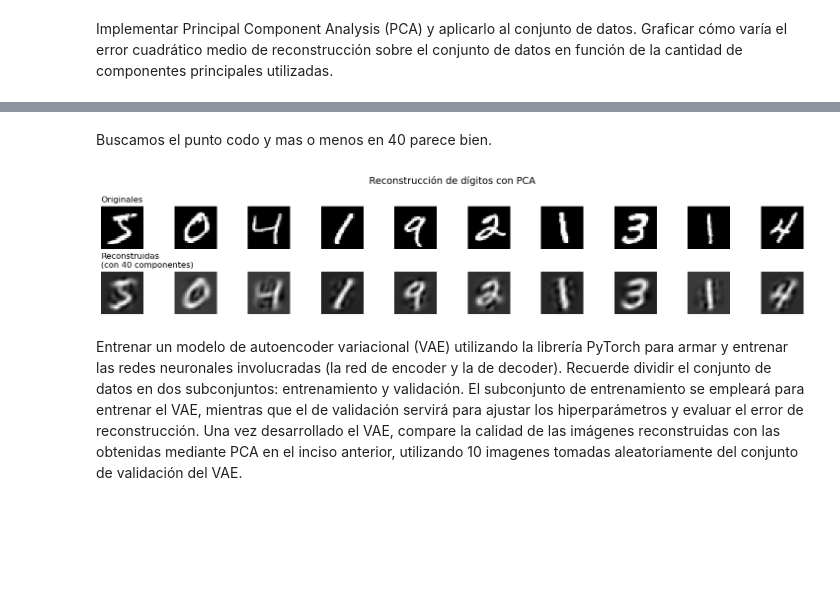
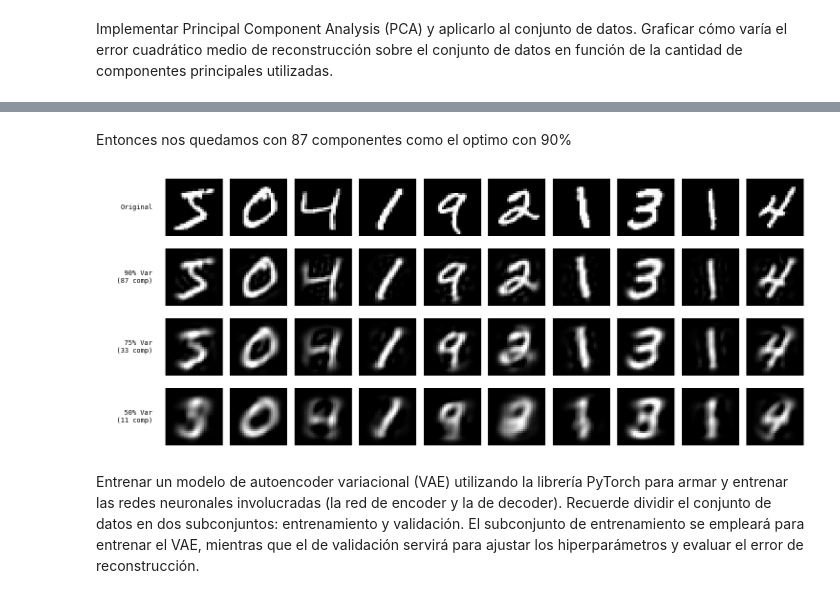
Before and after one commit to mattemusacchio/ML, a Jupyter notebook: Musacchio_Matteo_TP4/Musacchio_Matteo_Notebook_TP4.ipynb, the cells around one changed output, grey strips where cells are left out. Cells and saved outputs as stored; diff of their text form; code cells hidden in the pictures; blank space fills up the shorter version.

Commit message:
bien

```diff
--- a/Musacchio_Matteo_TP4/Musacchio_Matteo_Notebook_TP4.ipynb
+++ b/Musacchio_Matteo_TP4/Musacchio_Matteo_Notebook_TP4.ipynb
@@ -13,3 +13,13 @@ from src.algorithms import kmeans, gmm, dbscan, pca
 
 df = pd.read_csv('data/clustering.csv')
 X = df[['A', 'B']].values
+
+# graficar los datos
+plt.scatter(X[:, 0], X[:, 1], s=10)
+plt.title('Datos de entrada')
+plt.xlabel('A')
+plt.ylabel('B')
+plt.show()
+
+# normalizar los datos
+X = (X - X.mean(axis=0)) / X.std(axis=0)
@@ -58,7 +70,7 @@ plt.show()
 # %% [markdown]
 Implementar el algoritmo Gaussian Mixture Model (GMM) y realizar la misma tarea que en el inciso anterior. Recuerde que puede inicializar la optimización de GMM con una corrida de K-means.
 # %%
-K_opt = 9
+K_opt = 15
 labels, means, _ = gmm(X, K_opt)
 
 plt.figure(figsize=(8, 6))
@@ -158,6 +170,8 @@ Reducción de dimensionalidad. Este problema se basará en el dataset MNIST_data
 df = pd.read_csv("data/MNIST_dataset.csv")
 X = df.drop(columns=["label"]).values
 y = df["label"].values
+
+X = X/255
 
 # Mostrar una imagen
 idx = 0
@@ -192,25 +244,52 @@ plt.show()
 # %% [markdown]
-Buscamos el punto codo y mas o menos en 40 parece bien.
+Entonces nos quedamos con 87 componentes como el optimo con 90%
 # %%
-n_components = 40
-X_reduced, X_reconstructed = pca(X, n_components=n_components)
 
-fig, axes = plt.subplots(2, 10, figsize=(15, 3))
-for i in range(10):
-    # Imagen original
-    axes[0, i].imshow(X[i].reshape(28, 28), cmap='gray')
-    axes[0, i].axis('off')
-    # Imagen reconstruida
-    axes[1, i].imshow(X_reconstructed[i].reshape(28, 28), cmap='gray')
-    axes[1, i].axis('off')
 
-axes[0, 0].set_title("Originales", fontsize=12, loc='left')
-axes[1, 0].set_title(f"Reconstruidas\n(con {n_components} componentes)", fontsize=12, loc='left')
-plt.suptitle("Reconstrucción de dígitos con PCA", fontsize=14)
+# Reconstrucción con diferentes cantidades de componentes principales
+n_components_90 = 87   # 90% varianza explicada
+n_components_75 = 33   # 75% varianza explicada
+n_components_50 = 11   # 50% varianza explicada
+
+# Reconstrucciones
+_, X_recon_90, _ = pca(X, n_components=n_components_90)
+_, X_recon_75, _ = pca(X, n_components=n_components_75)
+_, X_recon_50, _ = pca(X, n_components=n_components_50)
+
+# Crear figura con una columna extra para los textos
+fig, axes = plt.subplots(4, 11, figsize=(15, 6))  # 10 imágenes + 1 para los títulos
+labels = [
+    "Original",
+    f"90% Var\n({n_components_90} comp)",
+    f"75% Var\n({n_components_75} comp)",
+    f"50% Var\n({n_components_50} comp)",
+]
+
+for row in range(4):
+    for col in range(11):
+        ax = axes[row, col]
+        ax.axis("off")
+
+        if col == 0:
+            # Etiqueta de fila en la columna extra
+            ax.text(0.9, 0.5, labels[row], ha="right", va="center", fontsize=10, transform=ax.transAxes, family="monospace")
+        else:
+            i = col - 1
+            if row == 0:
+                img = X[i]
+            elif row == 1:
+                img = X_recon_90[i]
+            elif row == 2:
+                img = X_recon_75[i]
+            elif row == 3:
+                img = X_recon_50[i]
+
+            ax.imshow(img.reshape(28, 28), cmap="gray")
+
 plt.tight_layout()
 plt.show()
 # %% [output]
-[figure, old version]
+[figure, new version]
 # %%
 import torch
 from torch.utils.data import DataLoader, TensorDataset, random_split
@@ -233,7 +313,7 @@ batch_size = 128
 train_loader = DataLoader(train_ds, batch_size=batch_size, shuffle=True)
 val_loader = DataLoader(val_ds, batch_size=batch_size)
 # %% [markdown]
-Entrenar un modelo de autoencoder variacional (VAE) utilizando la librería PyTorch para armar y entrenar las redes neuronales involucradas (la red de encoder y la de decoder). Recuerde dividir el conjunto de datos en dos subconjuntos: entrenamiento y validación. El subconjunto de entrenamiento se empleará para entrenar el VAE, mientras que el de validación servirá para ajustar los hiperparámetros y evaluar el error de reconstrucción. Una vez desarrollado el VAE, compare la calidad de las imágenes reconstruidas con las obtenidas mediante PCA en el inciso anterior, utilizando 10 imagenes tomadas aleatoriamente del conjunto de validación del VAE.
+Entrenar un modelo de autoencoder variacional (VAE) utilizando la librería PyTorch para armar y entrenar las redes neuronales involucradas (la red de encoder y la de decoder). Recuerde dividir el conjunto de datos en dos subconjuntos: entrenamiento y validación. El subconjunto de entrenamiento se empleará para entrenar el VAE, mientras que el de validación servirá para ajustar los hiperparámetros y evaluar el error de reconstrucción.
 # %%
 device = torch.device("cuda" if torch.cuda.is_available() else "cpu")
 vae = VAE(latent_dim=20).to(device)
```
Also changed, not shown: parts of 14 cells of this notebook, 3 other files.
